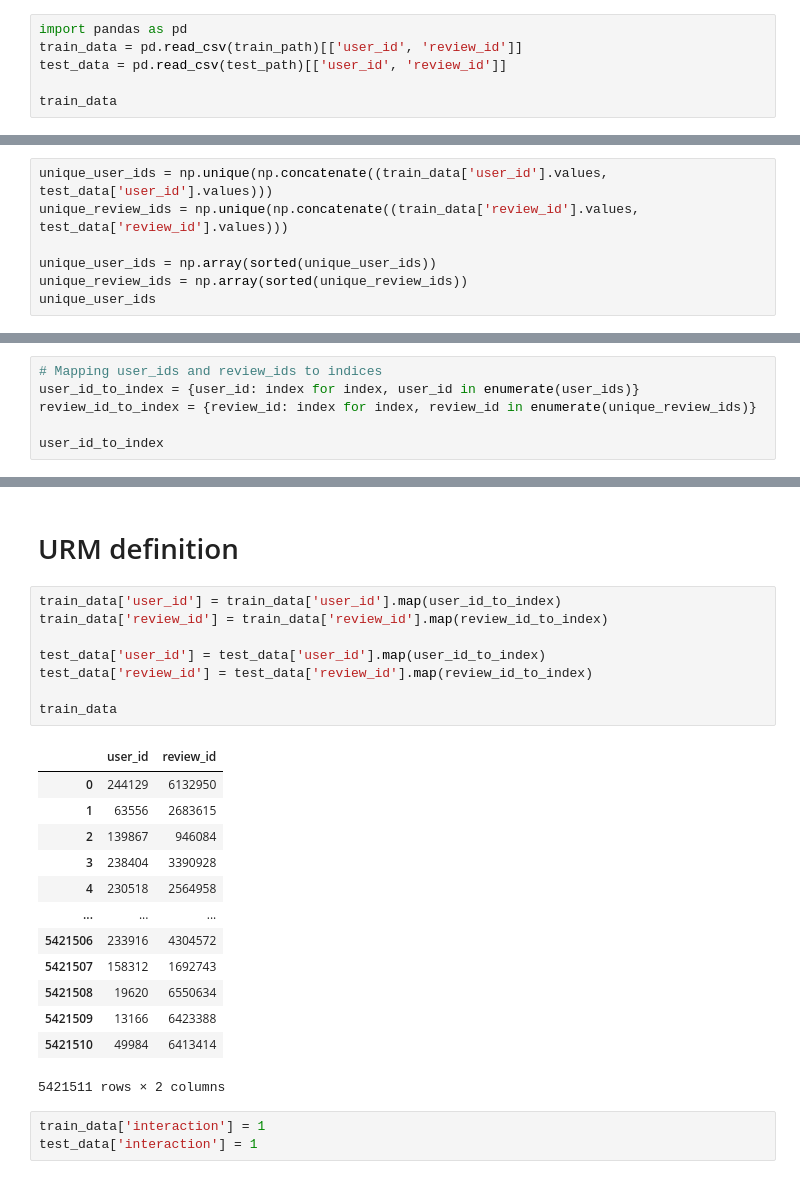
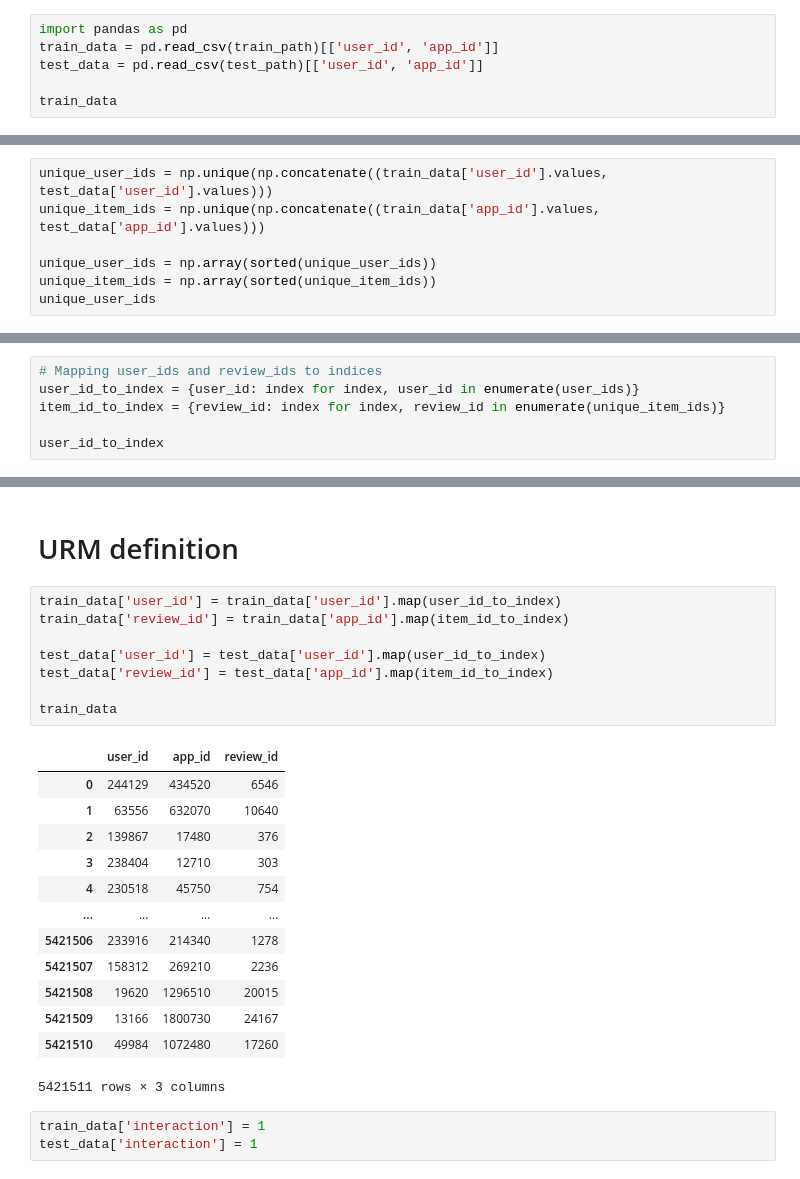
Before and after one commit to Peppisparrow/Using-LLM-to-gain-explenability-in-RecSys, a Jupyter notebook: Prototype/prototype_optuna.ipynb, the cells around one changed output, grey strips where cells are left out. Cells and saved outputs as stored; diff of their text form.

```diff
--- a/Prototype/prototype_optuna.ipynb
+++ b/Prototype/prototype_optuna.ipynb
@@ -23,8 +23,8 @@ user_embeddings_path = data_path / 'user_embeddings_compressed.npz'
 ## Create URM train and test
 # %%
 import pandas as pd
-train_data = pd.read_csv(train_path)[['user_id', 'review_id']]
-test_data = pd.read_csv(test_path)[['user_id', 'review_id']]
+train_data = pd.read_csv(train_path)[['user_id', 'app_id']]
+test_data = pd.read_csv(test_path)[['user_id', 'app_id']]
 
 train_data
 # %% [output]
@@ -64,10 +64,10 @@ user_ids
 array([       0,      198,      212, ..., 14305852, 14305954, 14305966])
 # %%
 unique_user_ids = np.unique(np.concatenate((train_data['user_id'].values, test_data['user_id'].values)))
-unique_review_ids = np.unique(np.concatenate((train_data['review_id'].values, test_data['review_id'].values)))
+unique_item_ids = np.unique(np.concatenate((train_data['app_id'].values, test_data['app_id'].values)))
 
 unique_user_ids = np.array(sorted(unique_user_ids))
-unique_review_ids = np.array(sorted(unique_review_ids))
+unique_item_ids = np.array(sorted(unique_item_ids))
 unique_user_ids
 # %% [output]
 array([       0,      198,      212, ..., 14305852, 14305954, 14305966])
@@ -84,7 +84,7 @@ True
 # %%
 # Mapping user_ids and review_ids to indices
 user_id_to_index = {user_id: index for index, user_id in enumerate(user_ids)}
-review_id_to_index = {review_id: index for index, review_id in enumerate(unique_review_ids)}
+item_id_to_index = {review_id: index for index, review_id in enumerate(unique_item_ids)}
 
 user_id_to_index
 # %% [output]
@@ -109,26 +109,26 @@ user_id_to_index
 # URM definition
 # %%
 train_data['user_id'] = train_data['user_id'].map(user_id_to_index)
-train_data['review_id'] = train_data['review_id'].map(review_id_to_index)
+train_data['review_id'] = train_data['app_id'].map(item_id_to_index)
 
 test_data['user_id'] = test_data['user_id'].map(user_id_to_index)
-test_data['review_id'] = test_data['review_id'].map(review_id_to_index)
+test_data['review_id'] = test_data['app_id'].map(item_id_to_index)
 
 train_data
 # %% [output]
-|  | user_id | review_id |
-| 0 | 244129 | 6132950 |
-| 1 | 63556 | 2683615 |
-| 2 | 139867 | 946084 |
-| 3 | 238404 | 3390928 |
-| 4 | 230518 | 2564958 |
-| ... | ... | ... |
-| 5421506 | 233916 | 4304572 |
-| 5421507 | 158312 | 1692743 |
-| 5421508 | 19620 | 6550634 |
-| 5421509 | 13166 | 6423388 |
-| 5421510 | 49984 | 6413414 |
+|  | user_id | app_id | review_id |
+| 0 | 244129 | 434520 | 6546 |
+| 1 | 63556 | 632070 | 10640 |
+| 2 | 139867 | 17480 | 376 |
+| 3 | 238404 | 12710 | 303 |
+| 4 | 230518 | 45750 | 754 |
+| ... | ... | ... | ... |
+| 5421506 | 233916 | 214340 | 1278 |
+| 5421507 | 158312 | 269210 | 2236 |
+| 5421508 | 19620 | 1296510 | 20015 |
+| 5421509 | 13166 | 1800730 | 24167 |
+| 5421510 | 49984 | 1072480 | 17260 |
-5421511 rows × 2 columns
+5421511 rows × 3 columns
 # %%
 train_data['interaction'] = 1
 test_data['interaction'] = 1
```
Also changed, not shown: parts of 7 cells of this notebook, 4 other files.
